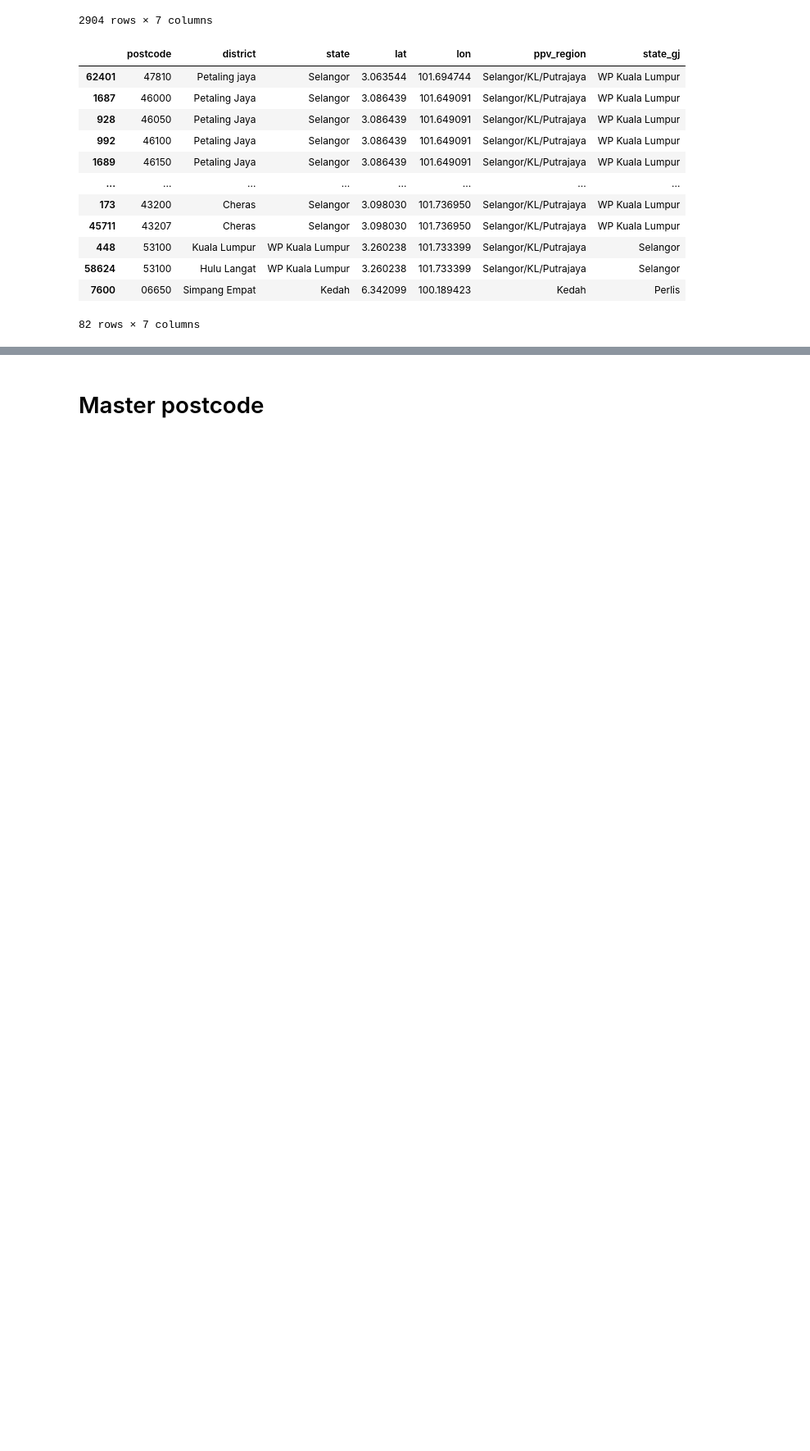
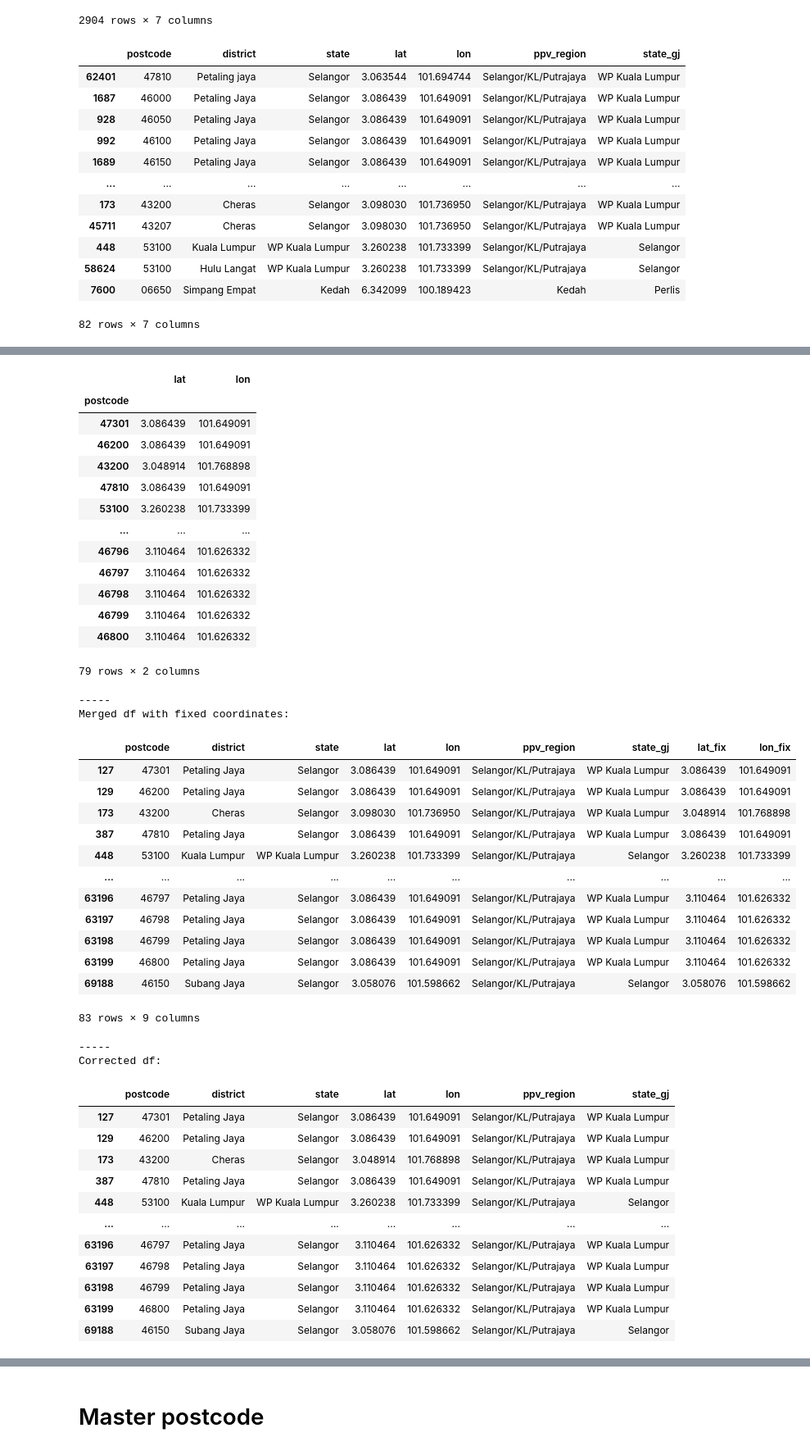
Before and after one commit to jiannmeng/mys-postcode-matrix, a Jupyter notebook: 2-data-cleaning.ipynb, the cells around one changed output, grey strips where cells are left out. Shown: that part at 82% size. Cells and saved outputs as stored; diff of their text form; code cells hidden in the pictures; blank space fills up the shorter version.

```diff
--- a/2-data-cleaning.ipynb
+++ b/2-data-cleaning.ipynb
@@ -427,0 +426,31 @@ display(df_oob)
+# %%
+oob_postcodes = df_oob["postcode"].to_list()
+
+FIX2_FILE = "./data/posm_coords_not_in_state_geojson.csv"
+assert src.utils.check_hash(FIX2_FILE)
+df_import3 = pd.read_csv(
+    FIX2_FILE,
+    usecols=["postcode", "lat", "lon"],
+    dtype={"lat": float, "lon": float},
+    converters={"postcode": src.utils.postcode_str},
+)
+df_fix = df_import3.set_index("postcode")
+fixed_postcodes = df_fix.index.to_list()
+
+print("Fixed postcodes file:")
+display(df_fix)
+
+df[["lat_fix", "lon_fix"]] = df.apply(fix_coords, axis="columns")
+print("-----")
+print("Merged df with fixed coordinates:")
+display(df[df["postcode"].isin(oob_postcodes)])
+
+# Overwrite lat and lon.
+df[["lat", "lon"]] = df[["lat_fix", "lon_fix"]]
+df = df.drop(columns=["lat_fix", "lon_fix"])
+print("-----")
+print("Corrected df:")
+display(df[df["postcode"].isin(oob_postcodes)])
+
+del df["state_gj"]
+# %% [output]
@@ -427,0 +458,43 @@ display(df_oob)
+|  | lat | lon |
+| postcode |  |  |
+| 47301 | 3.086439 | 101.649091 |
+| 46200 | 3.086439 | 101.649091 |
+| 43200 | 3.048914 | 101.768898 |
+| 47810 | 3.086439 | 101.649091 |
+| 53100 | 3.260238 | 101.733399 |
+| ... | ... | ... |
+| 46796 | 3.110464 | 101.626332 |
+| 46797 | 3.110464 | 101.626332 |
+| 46798 | 3.110464 | 101.626332 |
+| 46799 | 3.110464 | 101.626332 |
+| 46800 | 3.110464 | 101.626332 |
+79 rows × 2 columns
+-----
+Merged df with fixed coordinates:
+|  | postcode | district | state | lat | lon | ppv_region | state_gj | lat_fix | lon_fix |
+| 127 | 47301 | Petaling Jaya | Selangor | 3.086439 | 101.649091 | Selangor/KL/Putrajaya | WP Kuala Lumpur | 3.086439 | 101.649091 |
+| 129 | 46200 | Petaling Jaya | Selangor | 3.086439 | 101.649091 | Selangor/KL/Putrajaya | WP Kuala Lumpur | 3.086439 | 101.649091 |
+| 173 | 43200 | Cheras | Selangor | 3.098030 | 101.736950 | Selangor/KL/Putrajaya | WP Kuala Lumpur | 3.048914 | 101.768898 |
+| 387 | 47810 | Petaling Jaya | Selangor | 3.086439 | 101.649091 | Selangor/KL/Putrajaya | WP Kuala Lumpur | 3.086439 | 101.649091 |
+| 448 | 53100 | Kuala Lumpur | WP Kuala Lumpur | 3.260238 | 101.733399 | Selangor/KL/Putrajaya | Selangor | 3.260238 | 101.733399 |
+| ... | ... | ... | ... | ... | ... | ... | ... | ... | ... |
+| 63196 | 46797 | Petaling Jaya | Selangor | 3.086439 | 101.649091 | Selangor/KL/Putrajaya | WP Kuala Lumpur | 3.110464 | 101.626332 |
+| 63197 | 46798 | Petaling Jaya | Selangor | 3.086439 | 101.649091 | Selangor/KL/Putrajaya | WP Kuala Lumpur | 3.110464 | 101.626332 |
+| 63198 | 46799 | Petaling Jaya | Selangor | 3.086439 | 101.649091 | Selangor/KL/Putrajaya | WP Kuala Lumpur | 3.110464 | 101.626332 |
+| 63199 | 46800 | Petaling Jaya | Selangor | 3.086439 | 101.649091 | Selangor/KL/Putrajaya | WP Kuala Lumpur | 3.110464 | 101.626332 |
+| 69188 | 46150 | Subang Jaya | Selangor | 3.058076 | 101.598662 | Selangor/KL/Putrajaya | Selangor | 3.058076 | 101.598662 |
+83 rows × 9 columns
+-----
+Corrected df:
+|  | postcode | district | state | lat | lon | ppv_region | state_gj |
+| 127 | 47301 | Petaling Jaya | Selangor | 3.086439 | 101.649091 | Selangor/KL/Putrajaya | WP Kuala Lumpur |
+| 129 | 46200 | Petaling Jaya | Selangor | 3.086439 | 101.649091 | Selangor/KL/Putrajaya | WP Kuala Lumpur |
+| 173 | 43200 | Cheras | Selangor | 3.048914 | 101.768898 | Selangor/KL/Putrajaya | WP Kuala Lumpur |
+| 387 | 47810 | Petaling Jaya | Selangor | 3.086439 | 101.649091 | Selangor/KL/Putrajaya | WP Kuala Lumpur |
+| 448 | 53100 | Kuala Lumpur | WP Kuala Lumpur | 3.260238 | 101.733399 | Selangor/KL/Putrajaya | Selangor |
+| ... | ... | ... | ... | ... | ... | ... | ... |
+| 63196 | 46797 | Petaling Jaya | Selangor | 3.110464 | 101.626332 | Selangor/KL/Putrajaya | WP Kuala Lumpur |
+| 63197 | 46798 | Petaling Jaya | Selangor | 3.110464 | 101.626332 | Selangor/KL/Putrajaya | WP Kuala Lumpur |
+| 63198 | 46799 | Petaling Jaya | Selangor | 3.110464 | 101.626332 | Selangor/KL/Putrajaya | WP Kuala Lumpur |
+| 63199 | 46800 | Petaling Jaya | Selangor | 3.110464 | 101.626332 | Selangor/KL/Putrajaya | WP Kuala Lumpur |
+| 69188 | 46150 | Subang Jaya | Selangor | 3.058076 | 101.598662 | Selangor/KL/Putrajaya | Selangor |
```
Also changed, not shown: parts of 11 cells of this notebook, 4 other files.
